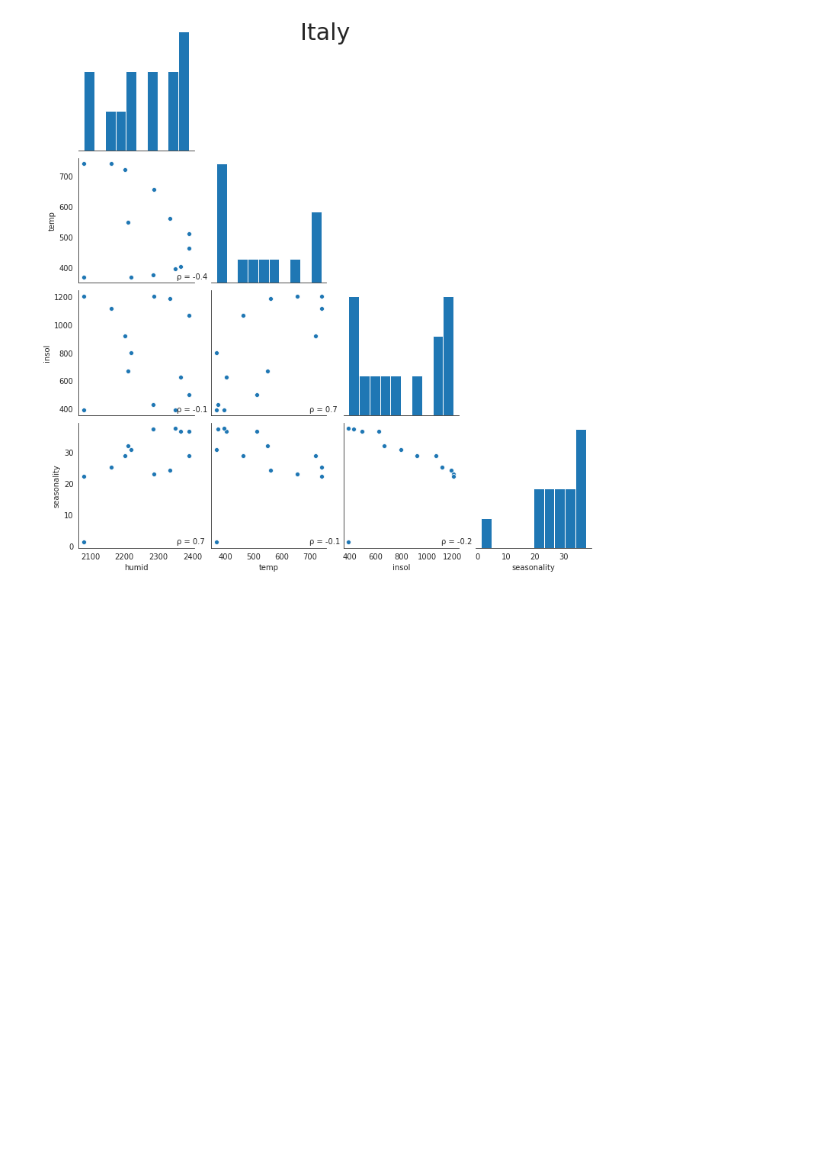
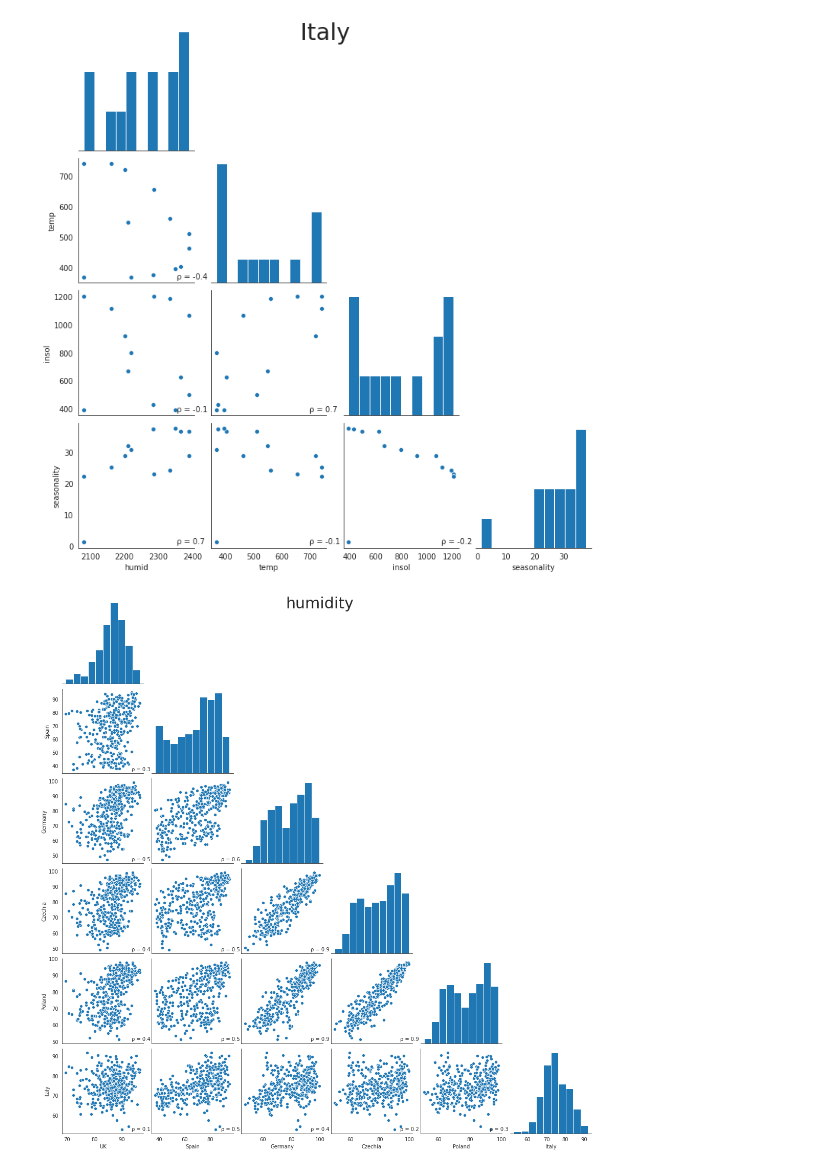
Before and after one commit to g-leech/season-corrs, a Jupyter notebook: seasonality_components_corr.ipynb, the cells around one changed output. Drawn from its saved outputs; the diff is of its cells as text; code cells hidden in the pictures; blank space fills up the shorter version.

Commit message:
country v country

```diff
--- a/seasonality_components_corr.ipynb
+++ b/seasonality_components_corr.ipynb
@@ -284,3 +284,90 @@ pairplot_POWER_month(it, "Italy", window_len=30)
 [figure]
 [figure]
 [figure]
+# %%
+# UK
+# lower_left 50.2279, -6.1003 #(lat,lon)
+# upper_right 54.7279, -1.6003 #(lat,lon)
+
+def get_corr_countries(path, c) :
+    cdf = pd.read_csv(path, skiprows=range(13))
+    cdf.columns = ["LAT", "LON", "YEAR", "DOY", "humid", "temp", "insol", "infrared"]
+    cdf = cdf.drop("infrared", axis=1)
+    means = cdf.groupby(["YEAR", "DOY"]).mean()
+    means["seasonality"] = sinus
+
+    # winsorize
+    #means.clip(lower=means.quantile(0.1), upper=means.quantile(0.95), axis=1)
+    #means.insol = means.insol.clip(lower=0)
+
+    l = means.insol.quantile(0.01)
+    u = means.insol.quantile(0.99)
+    means.insol = means.insol.clip(lower=l, upper=u)
+
+    means["country"] = c
+    return means
+
+
+
+def corrfunc(x, y, ax=None, **kws):
+    """Plot the correlation coefficient in the top left hand corner of a plot."""
+    r, _ = pearsonr(x, y)
+    ax = ax or plt.gca()
+    ax.annotate(f'ρ = {r:.1f}', xy=(.85, .03), xycoords=ax.transAxes)
+
+
+def plott(means, feature):
+    g = sns.pairplot(means, corner=True)
+    g.fig.suptitle(feature, y=1, fontsize=30)
+    g.map_lower(corrfunc)
+
+
+# # RH2M Relative Humidity at 2 Meters
+# # ALLSKY_TOA_SW_DWN Top-of-atmosphere Insolation #"All Sky Insolation Incident on a Horizontal Surface"
+
+uk = "data/POWER_Regional_Daily_20200101_20201231_e1f88e04_uk.csv"
+uk = get_corr_countries(uk, "UK")
+
+spain = "data/POWER_Regional_Daily_20200101_20201231_3f52643a_es.csv"
+spain = get_corr_countries(spain, "Spain")
+
+de = "data/POWER_Regional_Daily_20200101_20201231_69b95207_de.csv"
+de = get_corr_countries(de, "Germany")
+
+cz = "data/POWER_Regional_Daily_20200101_20201231_c30935a3_cz.csv"
+cz = get_corr_countries(cz, "Czechia")
+
+pl = "data/POWER_Regional_Daily_20200101_20201231_744d742f_pl.csv"
+pl = get_corr_countries(pl, "Poland")
+
+it = "data/POWER_Regional_Daily_20200101_20201231_e3d574bd_it.csv"
+it = get_corr_countries(it, "Italy")
+
+df = pd.concat([uk, spain, de, cz, pl, it])
+df
+
+
+hum = df[["humid", "country"]].reset_index().drop(["YEAR", "DOY"], axis=1)#.set_index(["country"])#.unstack(level=0)
+temp = df[["temp", "country"]].reset_index().drop(["YEAR", "DOY"], axis=1)
+insol = df[["insol", "country"]].reset_index().drop(["YEAR", "DOY"], axis=1)
+
+
+
+def transpose_melt(df, col) :
+    df2 = pd.DataFrame(columns=df.country.unique())
+    for country in df.country.unique() :
+        df2[country] = df[df.country == country].reset_index()[col]
+
+    return df2
+
+hum2 = transpose_melt(hum, "humid")
+temp2 = transpose_melt(temp, "temp")
+insol2 = transpose_melt(insol, "insol")
+
+
+
+plott(hum2, "humidity")
+plott(temp2, "temperature")
+plott(insol2, "atmo insolation")
+# %% [output]
+[figure, added]
```
Also changed, not shown: parts of 1 cell of this notebook.
